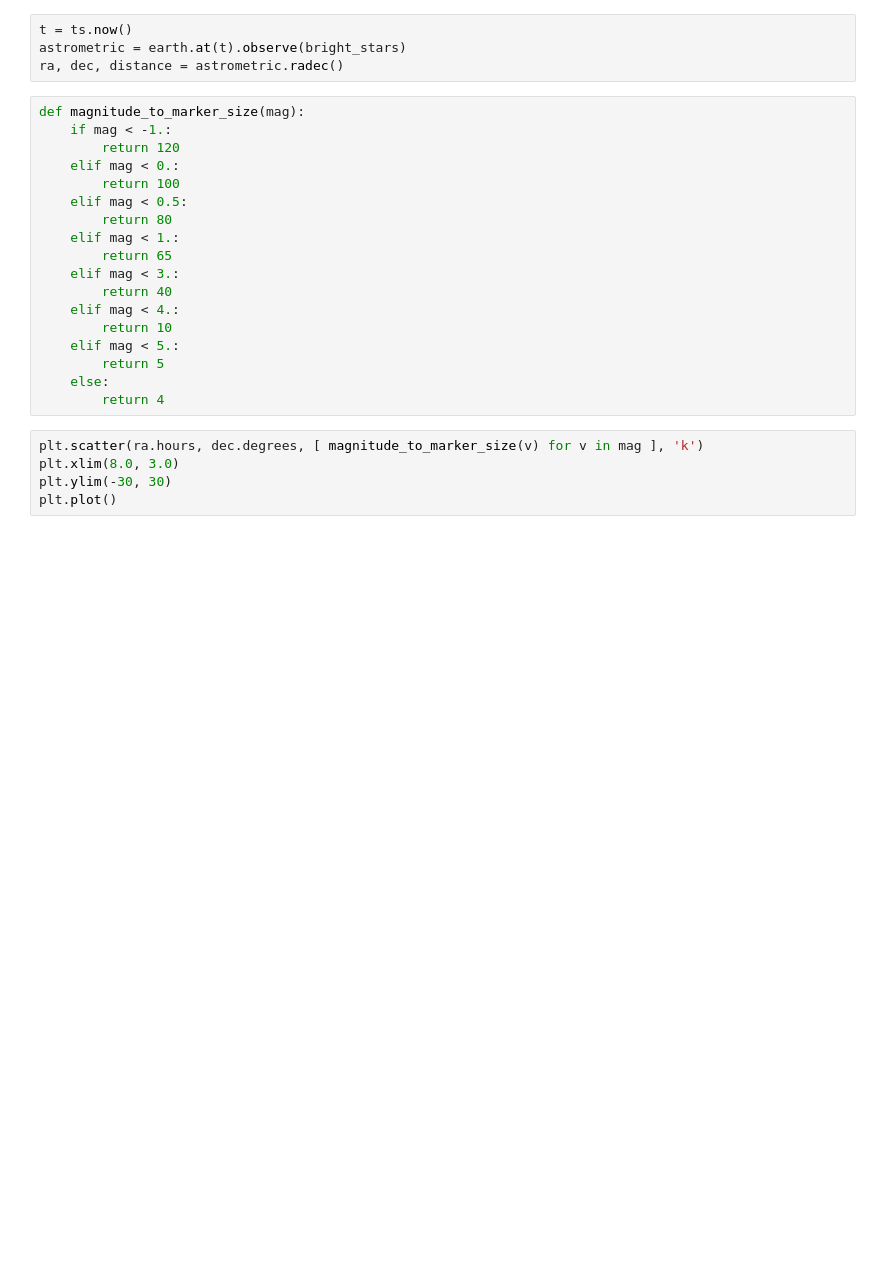
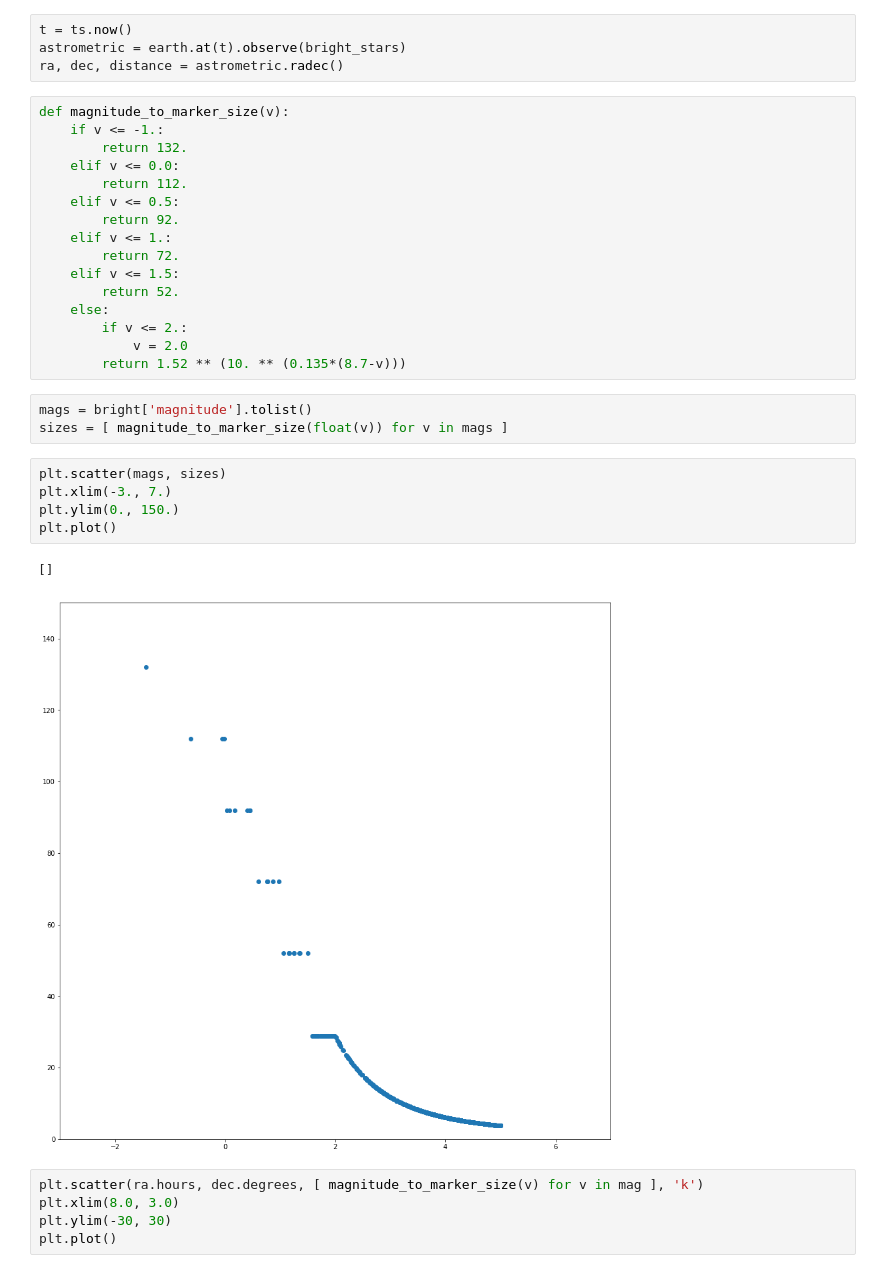
Before and after one commit to bradleypallen/skyfield-notebooks, a Jupyter notebook: Learning Skyfield.ipynb, the cells around one changed output. Saved outputs shown, nothing was run; the diff lists cells and outputs as text; blank space fills up the shorter version.

Commit message:
Improved magnitude to marker calculation
Used information from the introduction to the Millenium Star Atlas to better map magnitude to matplotlib marker sizes.

```diff
--- a/Learning Skyfield.ipynb
+++ b/Learning Skyfield.ipynb
@@ -104,24 +104,33 @@ bright_stars = Star.from_dataframe(bright)
 t = ts.now()
 astrometric = earth.at(t).observe(bright_stars)
 ra, dec, distance = astrometric.radec()
-# %%
-def magnitude_to_marker_size(mag):
-    if mag < -1.:
-        return 120
-    elif mag < 0.:
-        return 100
-    elif mag < 0.5:
-        return 80
-    elif mag < 1.:
-        return 65
-    elif mag < 3.:
-        return 40
-    elif mag < 4.:
-        return 10
-    elif mag < 5.:
-        return 5
-    else:
-        return 4
+# %%
+def magnitude_to_marker_size(v):
+    if v <= -1.:
+        return 132.
+    elif v <= 0.0:
+        return 112.
+    elif v <= 0.5:
+        return 92.
+    elif v <= 1.:
+        return 72.
+    elif v <= 1.5:
+        return 52.
+    else:
+        if v <= 2.:
+            v = 2.0
+        return 1.52 ** (10. ** (0.135*(8.7-v)))
+# %%
+mags = bright['magnitude'].tolist()
+sizes = [ magnitude_to_marker_size(float(v)) for v in mags ]
+# %%
+plt.scatter(mags, sizes)
+plt.xlim(-3., 7.)
+plt.ylim(0., 150.)
+plt.plot()
+# %% [output]
+[]
+[figure, added]
 # %%
 plt.scatter(ra.hours, dec.degrees, [ magnitude_to_marker_size(v) for v in mag ], 'k')
 plt.xlim(8.0, 3.0)
```
Also changed, not shown: 2 other files.
